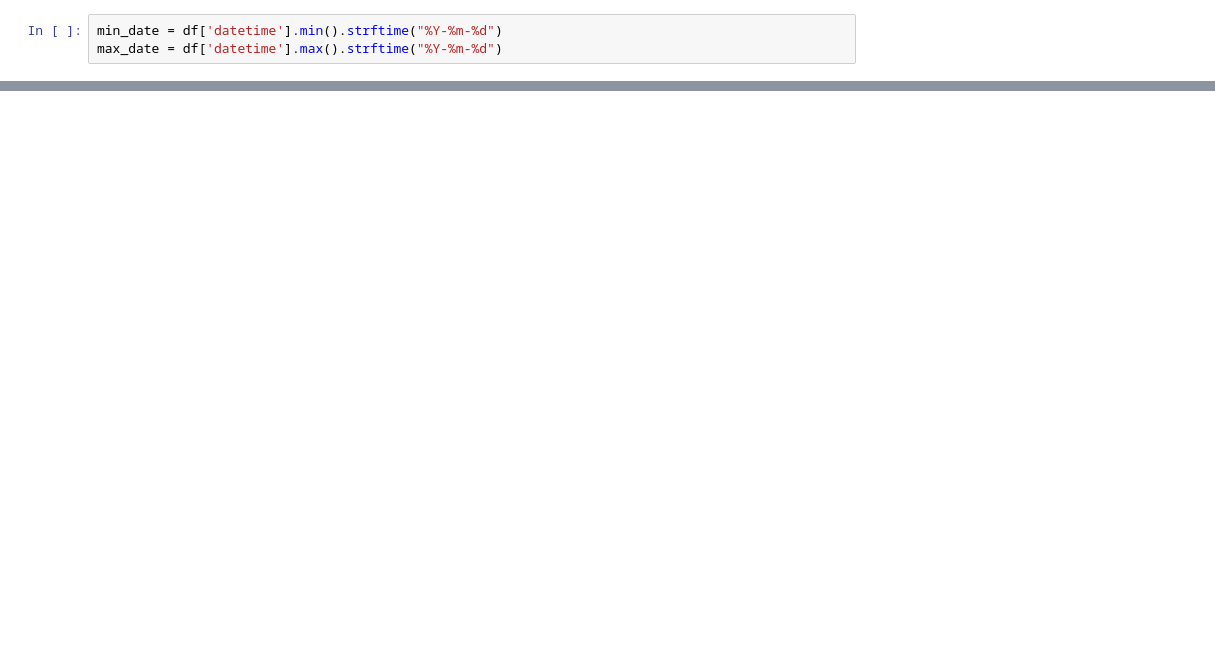
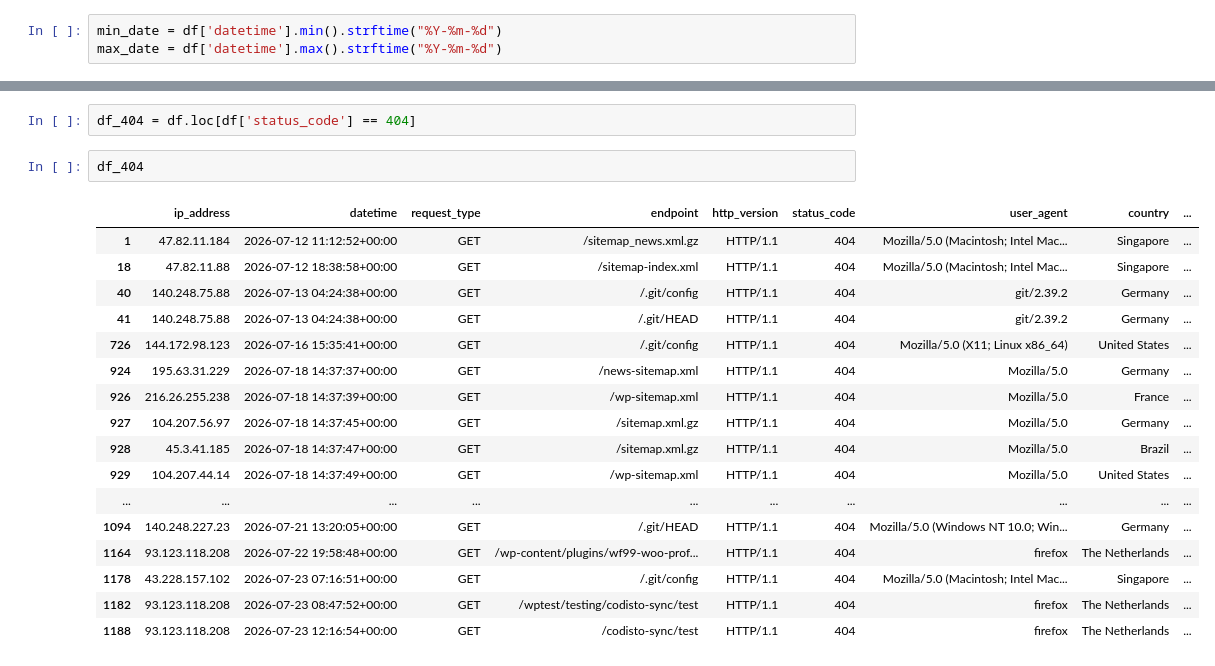
Before and after one commit to philiplessner/LogFileAnalysis, a Jupyter notebook: analysis.ipynb, the cells around one changed output, grey strips where cells are left out. Drawn from its saved outputs; the diff is of its cells as text; blank space fills up the shorter version.

```diff
--- a/analysis.ipynb
+++ b/analysis.ipynb
@@ -76,0 +89,22 @@ df_SG
+# %%
+df_404 = df.loc[df['status_code'] == 404]
+# %%
+df_404
+# %% [output]
+|  | ip_address | datetime | request_type | endpoint | http_version | status_code | user_agent | country | ... |
+| 1 | 47.82.11.184 | 2026-07-12 11:12:52+00:00 | GET | /sitemap_news.xml.gz | HTTP/1.1 | 404 | Mozilla/5.0 (Macintosh; Intel Mac... | Singapore | ... |
+| 18 | 47.82.11.88 | 2026-07-12 18:38:58+00:00 | GET | /sitemap-index.xml | HTTP/1.1 | 404 | Mozilla/5.0 (Macintosh; Intel Mac... | Singapore | ... |
+| 40 | 140.248.75.88 | 2026-07-13 04:24:38+00:00 | GET | /.git/config | HTTP/1.1 | 404 | git/2.39.2 | Germany | ... |
+| 41 | 140.248.75.88 | 2026-07-13 04:24:38+00:00 | GET | /.git/HEAD | HTTP/1.1 | 404 | git/2.39.2 | Germany | ... |
+| 726 | 144.172.98.123 | 2026-07-16 15:35:41+00:00 | GET | /.git/config | HTTP/1.1 | 404 | Mozilla/5.0 (X11; Linux x86_64) | United States | ... |
+| 924 | 195.63.31.229 | 2026-07-18 14:37:37+00:00 | GET | /news-sitemap.xml | HTTP/1.1 | 404 | Mozilla/5.0 | Germany | ... |
+| 926 | 216.26.255.238 | 2026-07-18 14:37:39+00:00 | GET | /wp-sitemap.xml | HTTP/1.1 | 404 | Mozilla/5.0 | France | ... |
+| 927 | 104.207.56.97 | 2026-07-18 14:37:45+00:00 | GET | /sitemap.xml.gz | HTTP/1.1 | 404 | Mozilla/5.0 | Germany | ... |
+| 928 | 45.3.41.185 | 2026-07-18 14:37:47+00:00 | GET | /sitemap.xml.gz | HTTP/1.1 | 404 | Mozilla/5.0 | Brazil | ... |
+| 929 | 104.207.44.14 | 2026-07-18 14:37:49+00:00 | GET | /wp-sitemap.xml | HTTP/1.1 | 404 | Mozilla/5.0 | United States | ... |
+| ... | ... | ... | ... | ... | ... | ... | ... | ... | ... |
+| 1094 | 140.248.227.23 | 2026-07-21 13:20:05+00:00 | GET | /.git/HEAD | HTTP/1.1 | 404 | Mozilla/5.0 (Windows NT 10.0; Win... | Germany | ... |
+| 1164 | 93.123.118.208 | 2026-07-22 19:58:48+00:00 | GET | /wp-content/plugins/wf99-woo-prof... | HTTP/1.1 | 404 | firefox | The Netherlands | ... |
+| 1178 | 43.228.157.102 | 2026-07-23 07:16:51+00:00 | GET | /.git/config | HTTP/1.1 | 404 | Mozilla/5.0 (Macintosh; Intel Mac... | Singapore | ... |
+| 1182 | 93.123.118.208 | 2026-07-23 08:47:52+00:00 | GET | /wptest/testing/codisto-sync/test | HTTP/1.1 | 404 | firefox | The Netherlands | ... |
+| 1188 | 93.123.118.208 | 2026-07-23 12:16:54+00:00 | GET | /codisto-sync/test | HTTP/1.1 | 404 | firefox | The Netherlands | ... |
```
Also changed, not shown: parts of 9 cells of this notebook.
